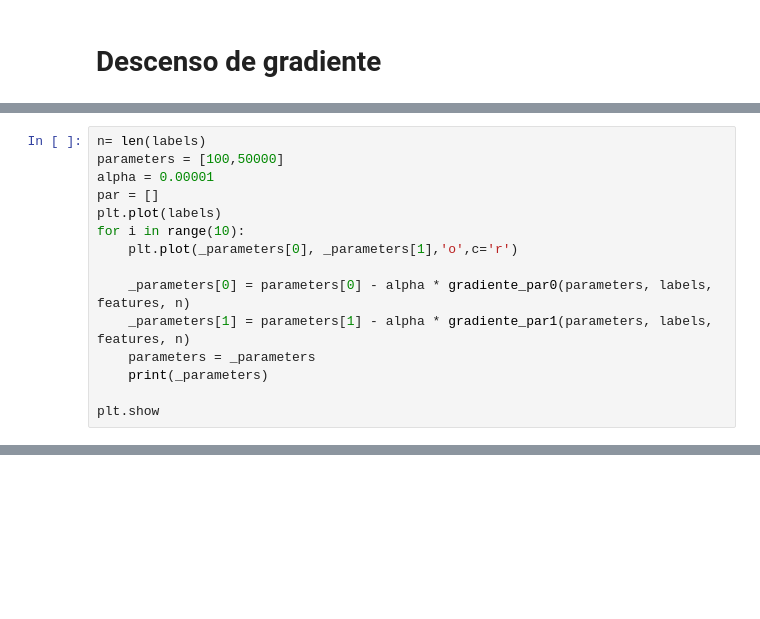
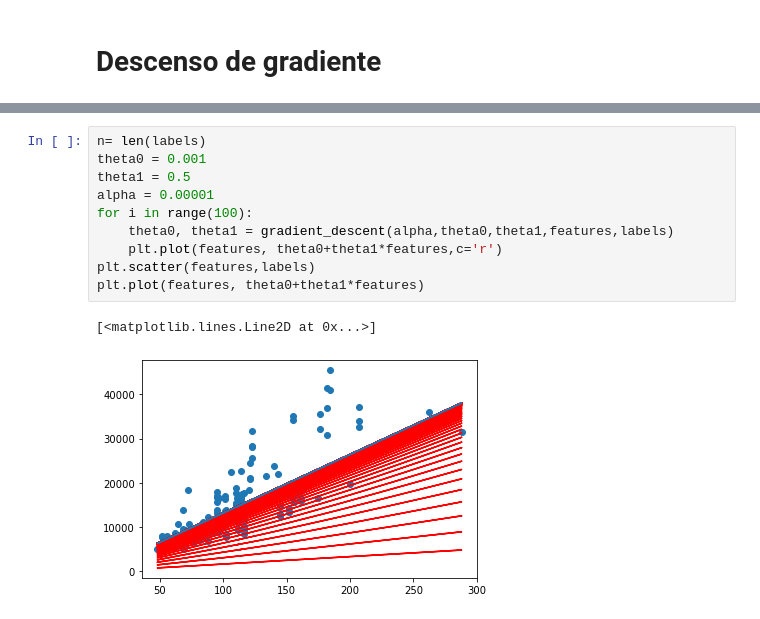
Before and after one commit to MauricioD13/Inteligencia_Artificial, a Jupyter notebook: Ejercicios/gradient_descent.ipynb, the cells around one changed output, grey strips where cells are left out. Cells and saved outputs as stored; diff of their text form; blank space fills up the shorter version.

```diff
--- a/Ejercicios/gradient_descent.ipynb
+++ b/Ejercicios/gradient_descent.ipynb
@@ -34,15 +16,0 @@ def gradiente_par1(parameters,labels,features,n,):
-# %%
-n= len(labels)
-parameters = [100,50000]
-alpha = 0.00001
-par = []
-plt.plot(labels)
-for i in range(10):
-    plt.plot(_parameters[0], _parameters[1],'o',c='r')
-
-    _parameters[0] = parameters[0] - alpha * gradiente_par0(parameters, labels, features, n)
-    _parameters[1] = parameters[1] - alpha * gradiente_par1(parameters, labels, features, n)
-    parameters = _parameters
-    print(_parameters)
-
-plt.show
@@ -61,0 +55,13 @@ plt.show
+# %%
+n= len(labels)
+theta0 = 0.001
+theta1 = 0.5
+alpha = 0.00001
+for i in range(100):
+    theta0, theta1 = gradient_descent(alpha,theta0,theta1,features,labels)
+    plt.plot(features, theta0+theta1*features,c='r')
+plt.scatter(features,labels)
+plt.plot(features, theta0+theta1*features)
+# %% [output]
+[<matplotlib.lines.Line2D at 0x...>]
+[figure, added]
```
Also changed, not shown: parts of 5 cells of this notebook, 3 other files.
